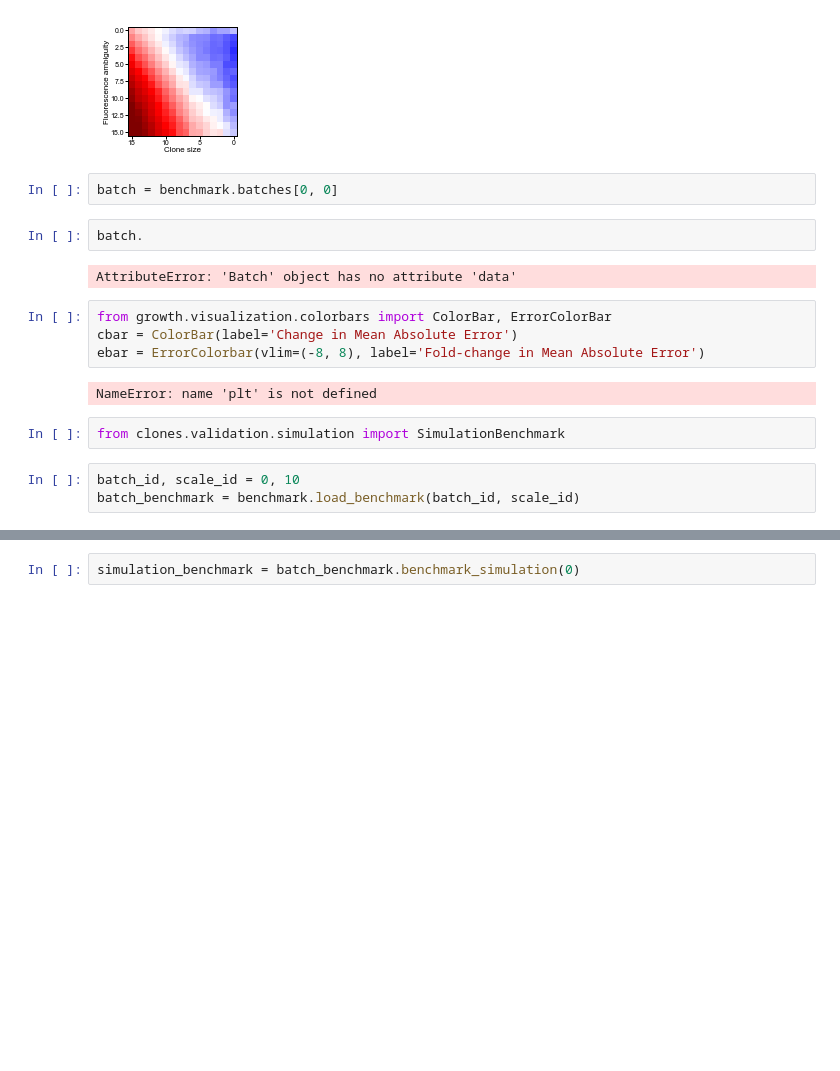
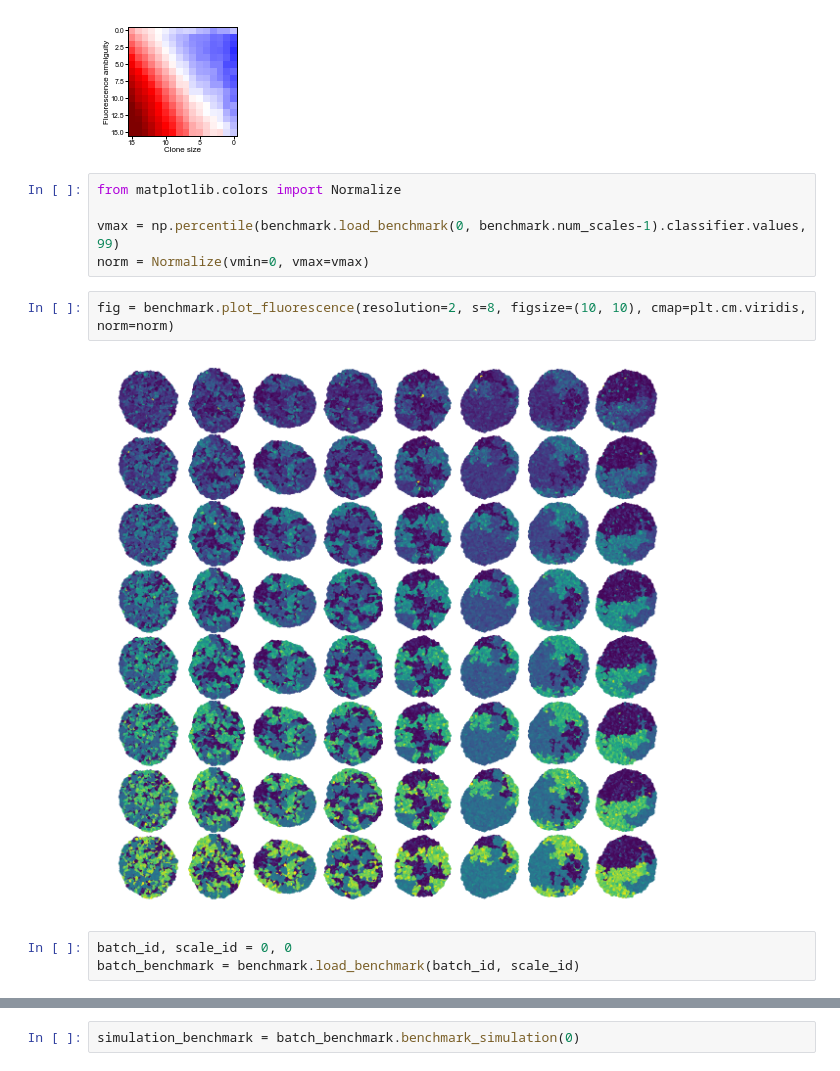
Before and after one commit to sbernasek/flyqma, a Jupyter notebook: notebooks/results.ipynb, the cells around one changed output, grey strips where cells are left out. Drawn from its saved outputs; the diff is of its cells as text; blank space fills up the shorter version.

```diff
--- a/notebooks/results.ipynb
+++ b/notebooks/results.ipynb
@@ -37,22 +39,17 @@ fig = benchmark.results.plot_absolute_error()
 fig = benchmark.results.plot_relative_error()
 # %% [output]
 [figure]
-# %%
-batch = benchmark.batches[0, 0]
-# %%
-batch.
-# %% [output]
-AttributeError: 'Batch' object has no attribute 'data'
-# %%
-from growth.visualization.colorbars import ColorBar, ErrorColorBar
-cbar = ColorBar(label='Change in Mean Absolute Error')
-ebar = ErrorColorbar(vlim=(-8, 8), label='Fold-change in Mean Absolute Error')
-# %% [output]
-NameError: name 'plt' is not defined
-# %%
-from clones.validation.simulation import SimulationBenchmark
+# %%
+from matplotlib.colors import Normalize
+
+vmax = np.percentile(benchmark.load_benchmark(0, benchmark.num_scales-1).classifier.values, 99)
+norm = Normalize(vmin=0, vmax=vmax)
+# %%
+fig = benchmark.plot_fluorescence(resolution=2, s=8, figsize=(10, 10), cmap=plt.cm.viridis, norm=norm)
+# %% [output]
+[figure, added]
 # %%
-batch_id, scale_id = 0, 10
+batch_id, scale_id = 0, 0
 batch_benchmark = benchmark.load_benchmark(batch_id, scale_id)
 # %%
 batch_benchmark.classifier.show(xlim=(0, 30))
```
Also changed, not shown: parts of 6 cells of this notebook, 7 other files.
